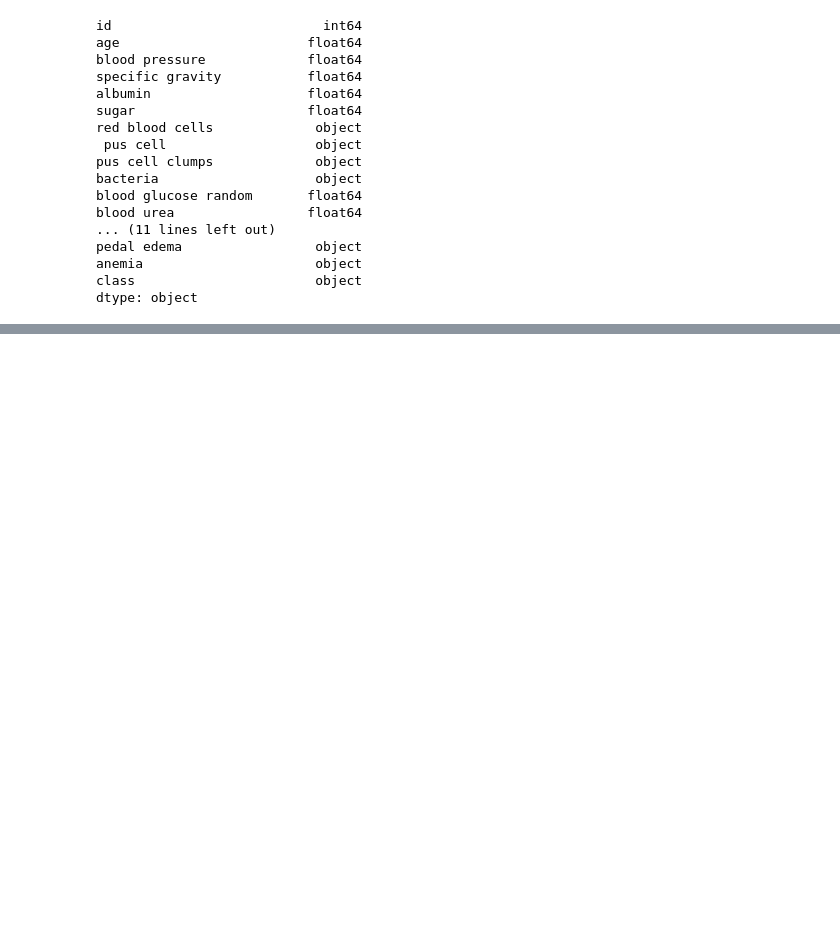
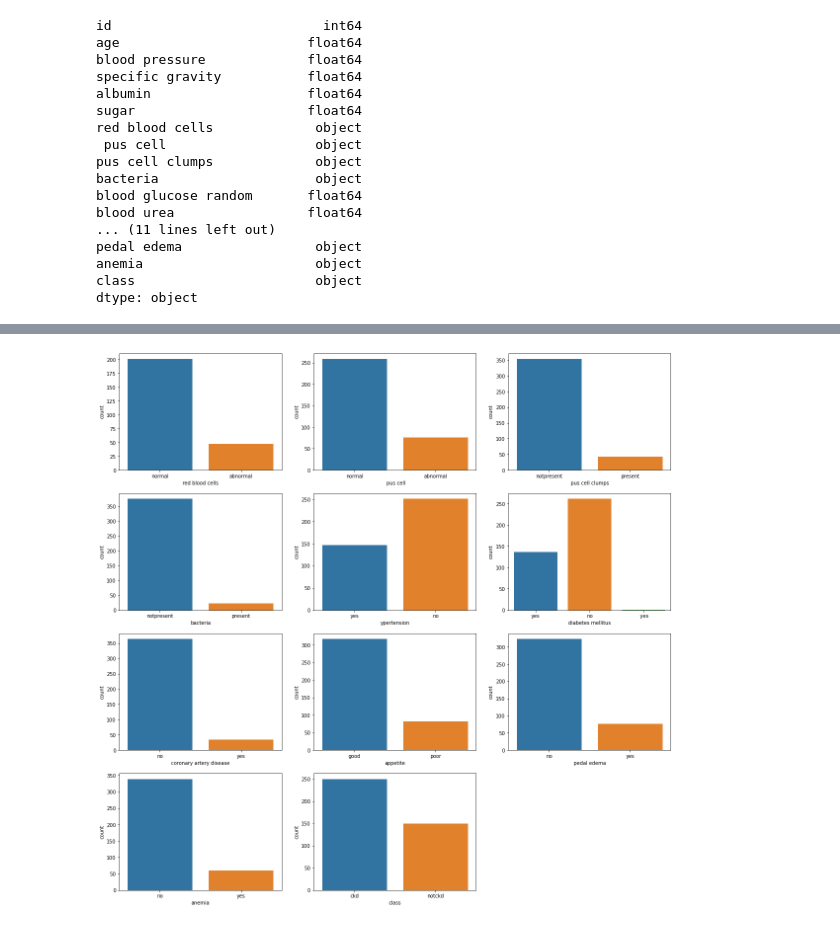
Before and after one commit to purnenduvashistha/Kidney_Disease, a Jupyter notebook: KidneyDisease.ipynb, the cells around one changed output, grey strips where cells are left out. Cells and saved outputs as stored; diff of their text form; code cells hidden in the pictures; blank space fills up the shorter version.

```diff
--- a/KidneyDisease.ipynb
+++ b/KidneyDisease.ipynb
@@ -83,0 +185,7 @@ df.drop('id',axis=1,inplace=True)
+# %%
+plt.figure(figsize=(20,20))
+for i,feature in enumerate(cat_col):
+    plt.subplot(4,3,i+1)
+    sns.countplot(x=df[feature])
+# %% [output]
+[figure, added]
```
Also changed, not shown: parts of 23 cells of this notebook.
